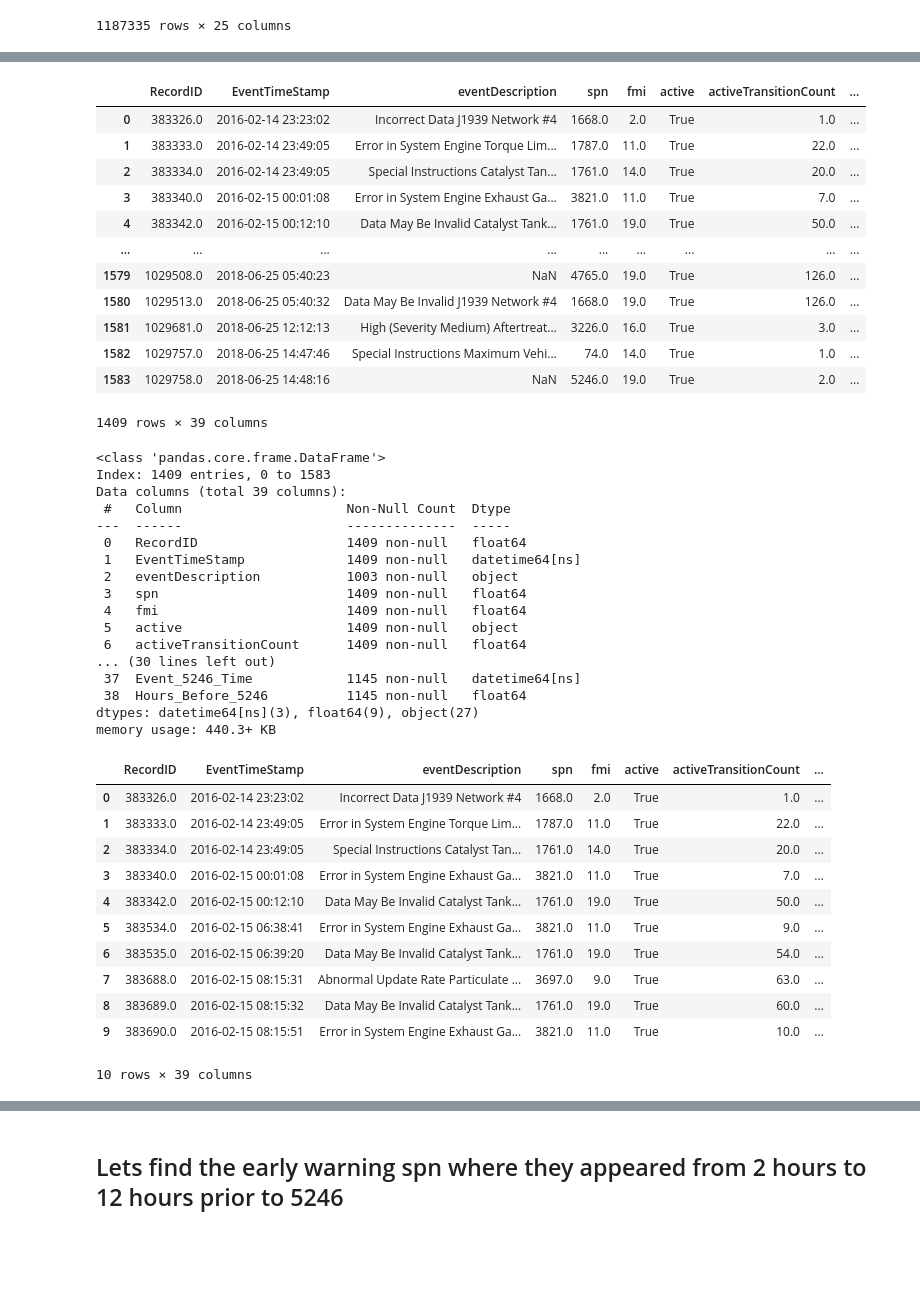
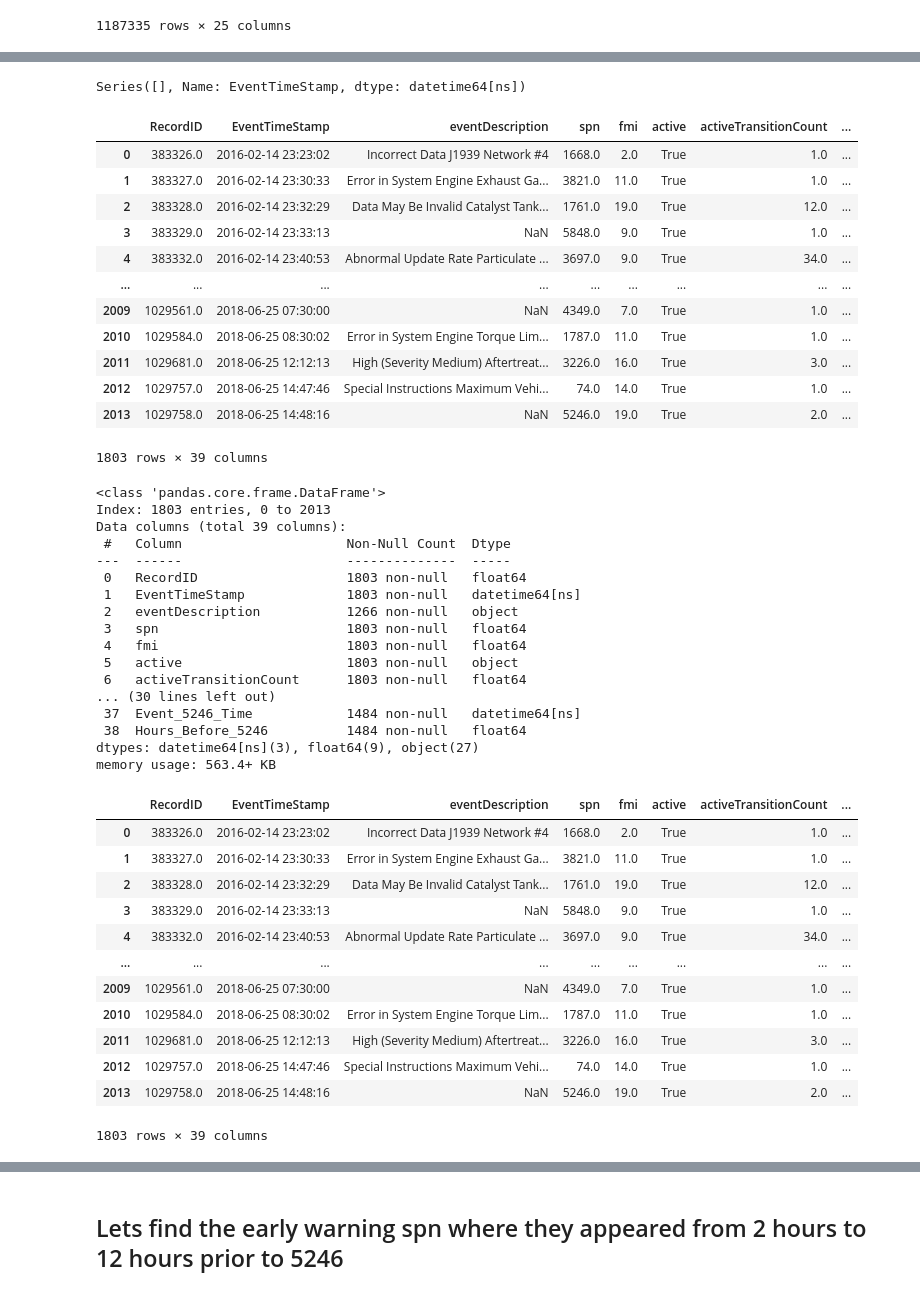
Before and after one commit to nss-data-science-cohort-8/big-g-volvo, a Jupyter notebook: notebooks/Big-G-Express-nitin-2.ipynb, the cells around one changed output, grey strips where cells are left out. Drawn from its saved outputs; the diff is of its cells as text; code cells hidden in the pictures; blank space fills up the shorter version.

```diff
--- a/notebooks/Big-G-Express-nitin-2.ipynb
+++ b/notebooks/Big-G-Express-nitin-2.ipynb
@@ -42,7 +42,7 @@ def haversine(lon1, lat1, lon2, lat2):
     return c * r
 
 # Mark rows to drop
-radius_km = 80 #50 miles radius
+radius_km = 30 #50 miles radius
 def is_near_any(row, locations, radius):
     for lat, lon in locations:
         if haversine(row['Latitude'], row['Longitude'], lat, lon) <= radius:
@@ -249,57 +249,62 @@ final_df['Hours_Before_5246'] = (final_df['Event_5246_Time'] - final_df['EventTi
 # Group by TruckID, Event, and Code
 # summary_df = final_df.groupby(['EquipmentID', 'Event', 'spn']).size().reset_index(name='Count')
 # summary_df
+# %%
+truck_df[truck_df['spn'] == 5246]['EventTimeStamp'].reset_index(drop=True)
+# %% [output]
+Series([], Name: EventTimeStamp, dtype: datetime64[ns])
 # %%
 final_df
 # %% [output]
 |  | RecordID | EventTimeStamp | eventDescription | spn | fmi | active | activeTransitionCount | ... |
 | 0 | 383326.0 | 2016-02-14 23:23:02 | Incorrect Data J1939 Network #4 | 1668.0 | 2.0 | True | 1.0 | ... |
-| 1 | 383333.0 | 2016-02-14 23:49:05 | Error in System Engine Torque Lim... | 1787.0 | 11.0 | True | 22.0 | ... |
-| 2 | 383334.0 | 2016-02-14 23:49:05 | Special Instructions Catalyst Tan... | 1761.0 | 14.0 | True | 20.0 | ... |
-| 3 | 383340.0 | 2016-02-15 00:01:08 | Error in System Engine Exhaust Ga... | 3821.0 | 11.0 | True | 7.0 | ... |
-| 4 | 383342.0 | 2016-02-15 00:12:10 | Data May Be Invalid Catalyst Tank... | 1761.0 | 19.0 | True | 50.0 | ... |
+| 1 | 383327.0 | 2016-02-14 23:30:33 | Error in System Engine Exhaust Ga... | 3821.0 | 11.0 | True | 1.0 | ... |
+| 2 | 383328.0 | 2016-02-14 23:32:29 | Data May Be Invalid Catalyst Tank... | 1761.0 | 19.0 | True | 12.0 | ... |
+| 3 | 383329.0 | 2016-02-14 23:33:13 | NaN | 5848.0 | 9.0 | True | 1.0 | ... |
+| 4 | 383332.0 | 2016-02-14 23:40:53 | Abnormal Update Rate Particulate ... | 3697.0 | 9.0 | True | 34.0 | ... |
 | ... | ... | ... | ... | ... | ... | ... | ... | ... |
-| 1579 | 1029508.0 | 2018-06-25 05:40:23 | NaN | 4765.0 | 19.0 | True | 126.0 | ... |
-| 1580 | 1029513.0 | 2018-06-25 05:40:32 | Data May Be Invalid J1939 Network #4 | 1668.0 | 19.0 | True | 126.0 | ... |
-| 1581 | 1029681.0 | 2018-06-25 12:12:13 | High (Severity Medium) Aftertreat... | 3226.0 | 16.0 | True | 3.0 | ... |
-| 1582 | 1029757.0 | 2018-06-25 14:47:46 | Special Instructions Maximum Vehi... | 74.0 | 14.0 | True | 1.0 | ... |
-| 1583 | 1029758.0 | 2018-06-25 14:48:16 | NaN | 5246.0 | 19.0 | True | 2.0 | ... |
+| 2009 | 1029561.0 | 2018-06-25 07:30:00 | NaN | 4349.0 | 7.0 | True | 1.0 | ... |
+| 2010 | 1029584.0 | 2018-06-25 08:30:02 | Error in System Engine Torque Lim... | 1787.0 | 11.0 | True | 1.0 | ... |
+| 2011 | 1029681.0 | 2018-06-25 12:12:13 | High (Severity Medium) Aftertreat... | 3226.0 | 16.0 | True | 3.0 | ... |
+| 2012 | 1029757.0 | 2018-06-25 14:47:46 | Special Instructions Maximum Vehi... | 74.0 | 14.0 | True | 1.0 | ... |
+| 2013 | 1029758.0 | 2018-06-25 14:48:16 | NaN | 5246.0 | 19.0 | True | 2.0 | ... |
-1409 rows × 39 columns
+1803 rows × 39 columns
 # %%
 final_df.info()
 # %% [output]
 <class 'pandas.core.frame.DataFrame'>
-Index: 1409 entries, 0 to 1583
+Index: 1803 entries, 0 to 2013
 Data columns (total 39 columns):
  #   Column                     Non-Null Count  Dtype
 ---  ------                     --------------  -----
- 0   RecordID                   1409 non-null   float64
- 1   EventTimeStamp             1409 non-null   datetime64[ns]
- 2   eventDescription           1003 non-null   object
- 3   spn                        1409 non-null   float64
- 4   fmi                        1409 non-null   float64
- 5   active                     1409 non-null   object
- 6   activeTransitionCount      1409 non-null   float64
+ 0   RecordID                   1803 non-null   float64
+ 1   EventTimeStamp             1803 non-null   datetime64[ns]
+ 2   eventDescription           1266 non-null   object
+ 3   spn                        1803 non-null   float64
+ 4   fmi                        1803 non-null   float64
+ 5   active                     1803 non-null   object
+ 6   activeTransitionCount      1803 non-null   float64
 ... (30 lines left out)
- 37  Event_5246_Time            1145 non-null   datetime64[ns]
- 38  Hours_Before_5246          1145 non-null   float64
+ 37  Event_5246_Time            1484 non-null   datetime64[ns]
+ 38  Hours_Before_5246          1484 non-null   float64
 dtypes: datetime64[ns](3), float64(9), object(27)
-memory usage: 440.3+ KB
+memory usage: 563.4+ KB
 # %%
-final_df[final_df['EquipmentID'] == 304]
+final_df
 # %% [output]
 |  | RecordID | EventTimeStamp | eventDescription | spn | fmi | active | activeTransitionCount | ... |
 | 0 | 383326.0 | 2016-02-14 23:23:02 | Incorrect Data J1939 Network #4 | 1668.0 | 2.0 | True | 1.0 | ... |
-| 1 | 383333.0 | 2016-02-14 23:49:05 | Error in System Engine Torque Lim... | 1787.0 | 11.0 | True | 22.0 | ... |
-| 2 | 383334.0 | 2016-02-14 23:49:05 | Special Instructions Catalyst Tan... | 1761.0 | 14.0 | True | 20.0 | ... |
-| 3 | 383340.0 | 2016-02-15 00:01:08 | Error in System Engine Exhaust Ga... | 3821.0 | 11.0 | True | 7.0 | ... |
-| 4 | 383342.0 | 2016-02-15 00:12:10 | Data May Be Invalid Catalyst Tank... | 1761.0 | 19.0 | True | 50.0 | ... |
-| 5 | 383534.0 | 2016-02-15 06:38:41 | Error in System Engine Exhaust Ga... | 3821.0 | 11.0 | True | 9.0 | ... |
-| 6 | 383535.0 | 2016-02-15 06:39:20 | Data May Be Invalid Catalyst Tank... | 1761.0 | 19.0 | True | 54.0 | ... |
-| 7 | 383688.0 | 2016-02-15 08:15:31 | Abnormal Update Rate Particulate ... | 3697.0 | 9.0 | True | 63.0 | ... |
-| 8 | 383689.0 | 2016-02-15 08:15:32 | Data May Be Invalid Catalyst Tank... | 1761.0 | 19.0 | True | 60.0 | ... |
-| 9 | 383690.0 | 2016-02-15 08:15:51 | Error in System Engine Exhaust Ga... | 3821.0 | 11.0 | True | 10.0 | ... |
+| 1 | 383327.0 | 2016-02-14 23:30:33 | Error in System Engine Exhaust Ga... | 3821.0 | 11.0 | True | 1.0 | ... |
+| 2 | 383328.0 | 2016-02-14 23:32:29 | Data May Be Invalid Catalyst Tank... | 1761.0 | 19.0 | True | 12.0 | ... |
+| 3 | 383329.0 | 2016-02-14 23:33:13 | NaN | 5848.0 | 9.0 | True | 1.0 | ... |
+| 4 | 383332.0 | 2016-02-14 23:40:53 | Abnormal Update Rate Particulate ... | 3697.0 | 9.0 | True | 34.0 | ... |
+| ... | ... | ... | ... | ... | ... | ... | ... | ... |
+| 2009 | 1029561.0 | 2018-06-25 07:30:00 | NaN | 4349.0 | 7.0 | True | 1.0 | ... |
+| 2010 | 1029584.0 | 2018-06-25 08:30:02 | Error in System Engine Torque Lim... | 1787.0 | 11.0 | True | 1.0 | ... |
+| 2011 | 1029681.0 | 2018-06-25 12:12:13 | High (Severity Medium) Aftertreat... | 3226.0 | 16.0 | True | 3.0 | ... |
+| 2012 | 1029757.0 | 2018-06-25 14:47:46 | Special Instructions Maximum Vehi... | 74.0 | 14.0 | True | 1.0 | ... |
+| 2013 | 1029758.0 | 2018-06-25 14:48:16 | NaN | 5246.0 | 19.0 | True | 2.0 | ... |
-10 rows × 39 columns
+1803 rows × 39 columns
 # %%
 summary_df = final_df.groupby(['EquipmentID', 'Event', 'spn','fmi']).size().reset_index(name='Count')
 summary_df
```
Also changed, not shown: parts of 26 cells of this notebook, 2 other files.
